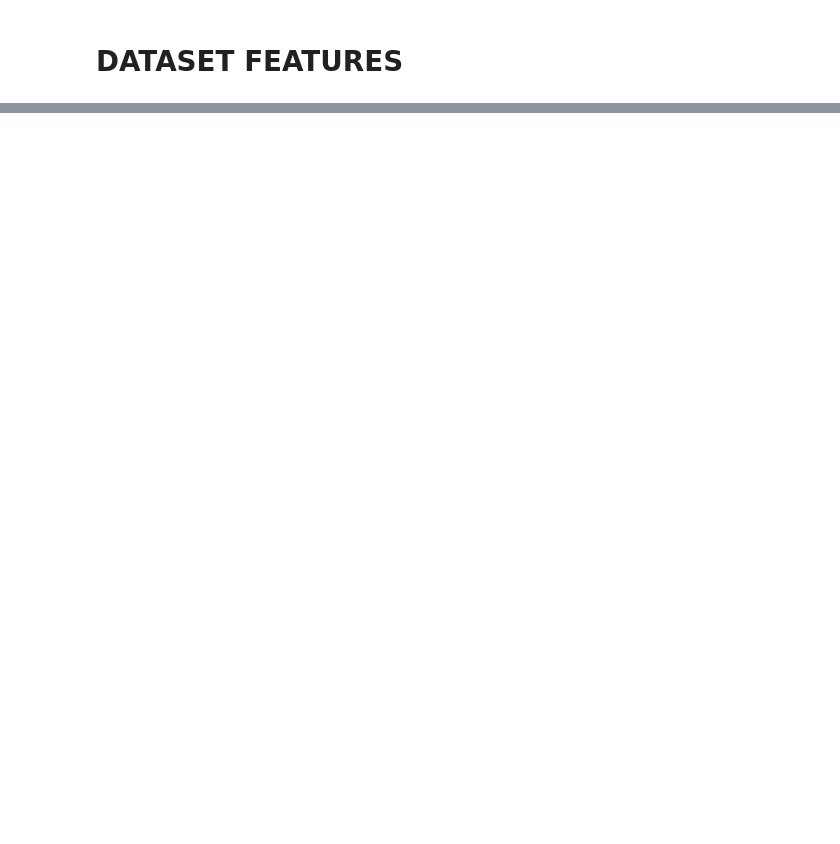
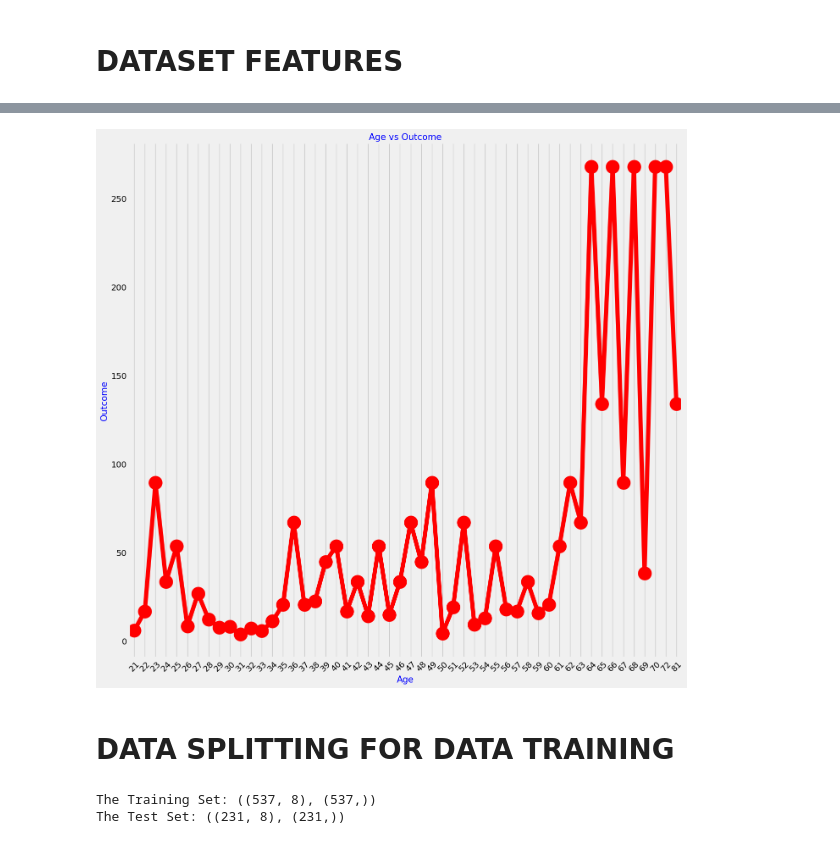
Before and after one commit to Winfry/DiabetesClassificationKNN, a Jupyter notebook: NeuralNetwork.ipynb, the cells around one changed output, grey strips where cells are left out. Cells and saved outputs as stored; diff of their text form; code cells hidden in the pictures; blank space fills up the shorter version.

```diff
--- a/NeuralNetwork.ipynb
+++ b/NeuralNetwork.ipynb
@@ -36,0 +171,20 @@ import random
+# %%
+Age= df['Age']
+age_unique=df['Age'].unique()
+age_outcome_values=df.groupby('Age')['Outcome'].count().values
+mean_Outcome=[]
+for i,age in enumerate(age_unique):
+    mean_Outcome.append(sum(df[df['Age']==Age].Outcome)/age_outcome_values[i])
+
+plt.figure(figsize=(15,15))
+sns.pointplot(x=age_unique,y=mean_Outcome,color='red')
+plt.xlabel('Age',fontsize = 15,color='blue')
+plt.xticks(rotation=45)
+plt.ylabel('Outcome',fontsize = 15,color='blue')
+plt.title('Age vs Outcome',fontsize = 15,color='blue')
+plt.grid()
+plt.show()
+# %% [output]
+[figure, added]
+# %% [markdown]
+# DATA SPLITTING FOR DATA TRAINING
@@ -36,0 +206,20 @@ import random
+# %%
+#Identifying the Variables
+
+X = df.drop('Outcome', axis=1)
+X
+
+y= df['Outcome']
+y
+
+
+from sklearn.model_selection import train_test_split
+#Splitting the Dataset
+X_train , X_test, y_train, y_test = train_test_split(X, y, train_size=0.7, test_size=0.3, random_state=10)
+
+#Sizes of the Set
+print('The Training Set:', (X_train.shape, y_train.shape))
+print('The Test Set:', (X_test.shape, y_test.shape))
+# %% [output]
+The Training Set: ((537, 8), (537,))
+The Test Set: ((231, 8), (231,))
```
Also changed, not shown: parts of 17 cells of this notebook.
